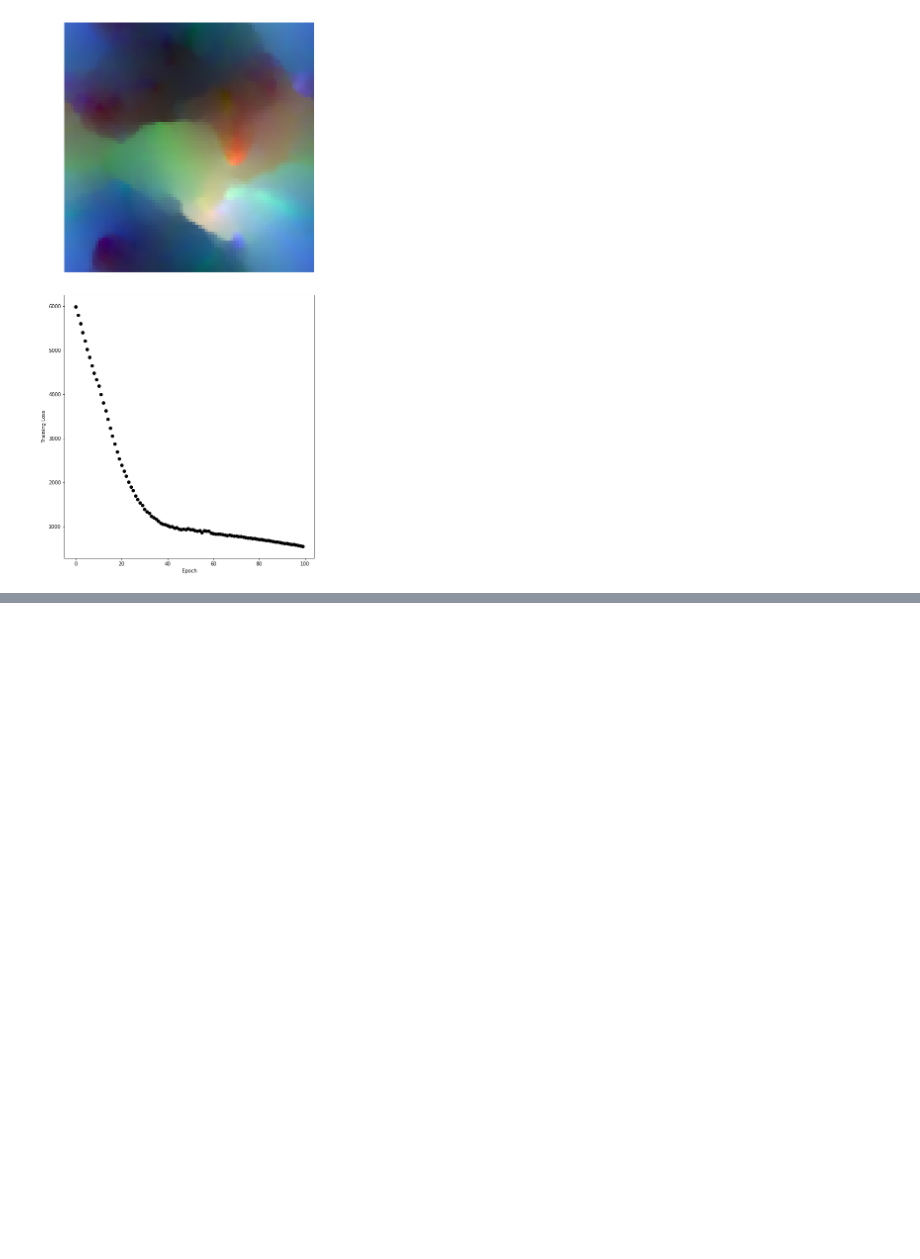
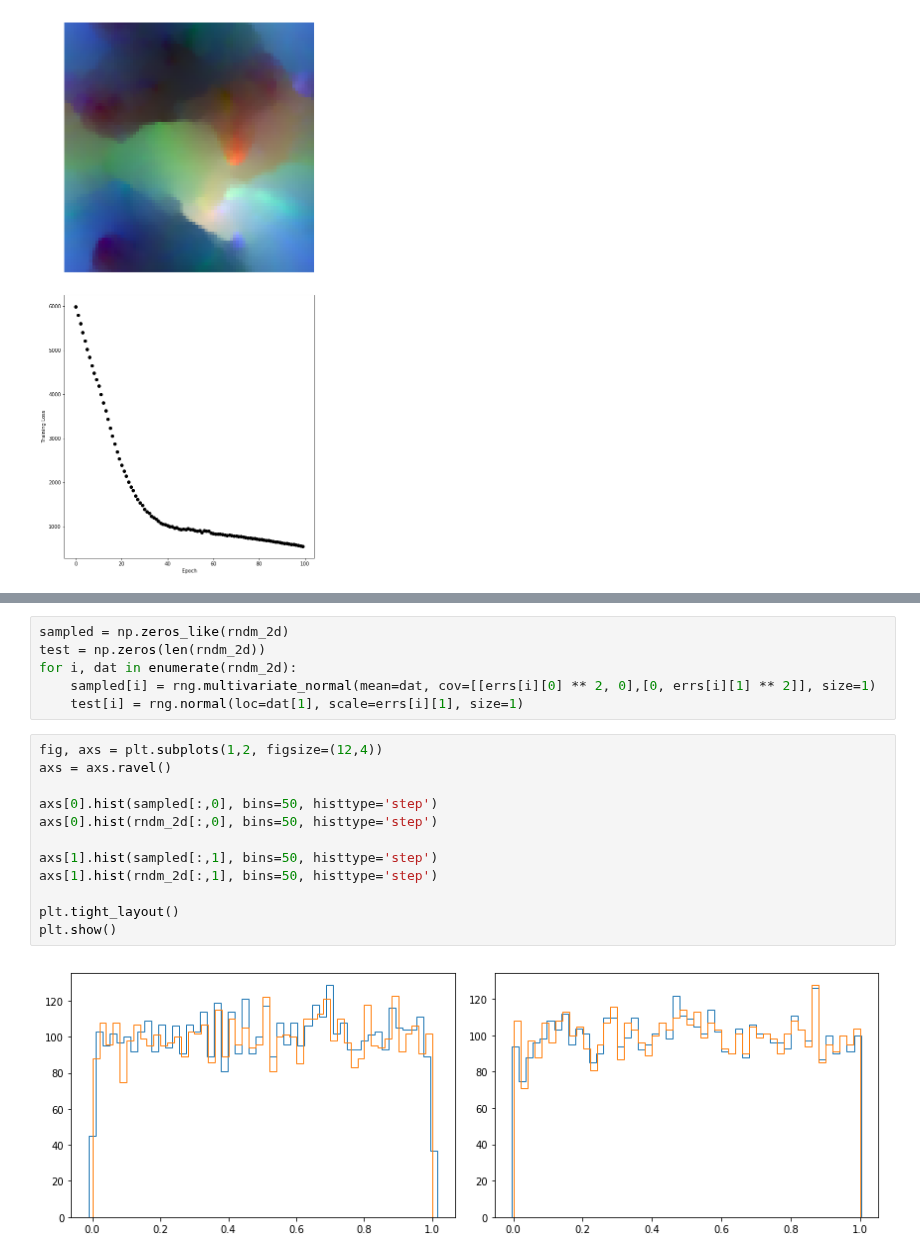
Before and after one commit to LSSTDESC/pz_bayes, a Jupyter notebook: notebooks/feature_likelihood.ipynb, the cells around one changed output, grey strips where cells are left out. Drawn from its saved outputs; the diff is of its cells as text; blank space fills up the shorter version.

```diff
--- a/notebooks/feature_likelihood.ipynb
+++ b/notebooks/feature_likelihood.ipynb
@@ -447,0 +472,20 @@ print(time.time() - start)
+# %%
+sampled = np.zeros_like(rndm_2d)
+test = np.zeros(len(rndm_2d))
+for i, dat in enumerate(rndm_2d):
+    sampled[i] = rng.multivariate_normal(mean=dat, cov=[[errs[i][0] ** 2, 0],[0, errs[i][1] ** 2]], size=1)
+    test[i] = rng.normal(loc=dat[1], scale=errs[i][1], size=1)
+# %%
+fig, axs = plt.subplots(1,2, figsize=(12,4))
+axs = axs.ravel()
+
+axs[0].hist(sampled[:,0], bins=50, histtype='step')
+axs[0].hist(rndm_2d[:,0], bins=50, histtype='step')
+
+axs[1].hist(sampled[:,1], bins=50, histtype='step')
+axs[1].hist(rndm_2d[:,1], bins=50, histtype='step')
+
+plt.tight_layout()
+plt.show()
+# %% [output]
+[figure, added]
```
Also changed, not shown: parts of 7 cells of this notebook.
